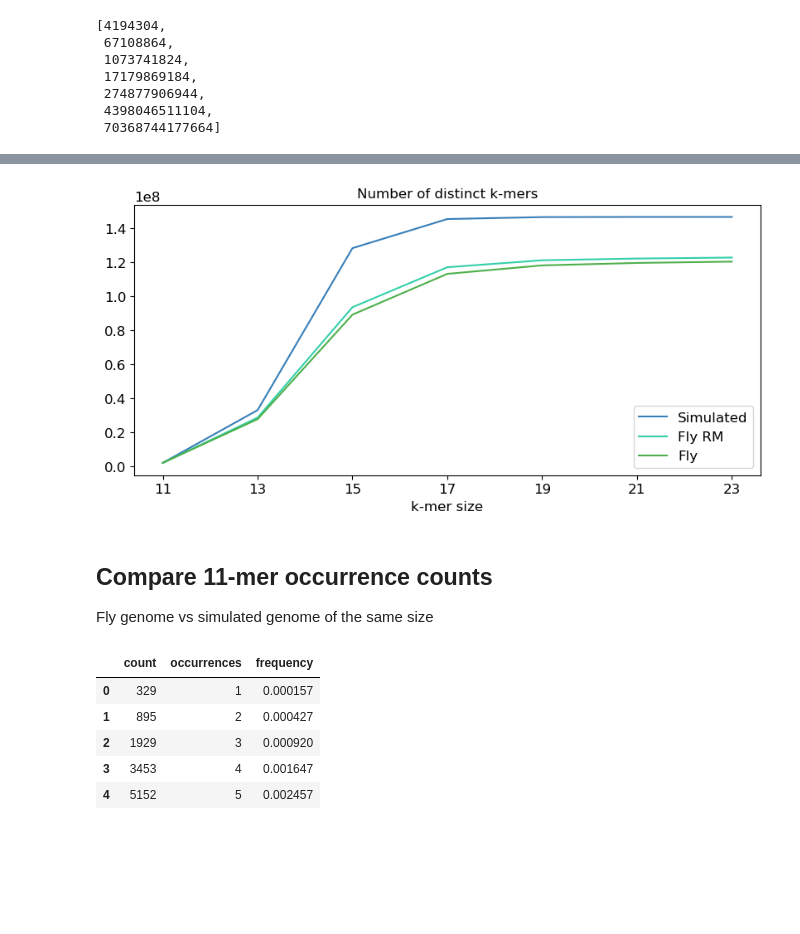
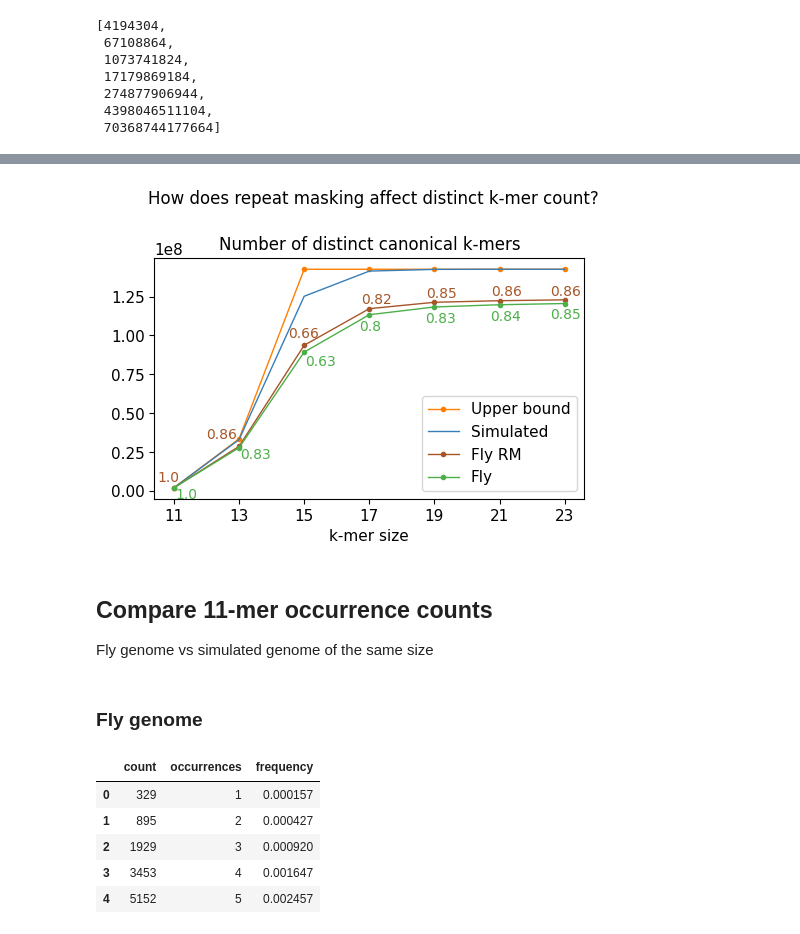
Before and after one commit to eaasna/DREAM-stellar-benchmark, a Jupyter notebook: work-python/kmer-spectra/kmer occurrence counts.ipynb, the cells around one changed output, grey strips where cells are left out. Drawn from its saved outputs; the diff is of its cells as text; code cells hidden in the pictures; blank space fills up the shorter version.

```diff
--- a/work-python/kmer-spectra/kmer occurrence counts.ipynb
+++ b/work-python/kmer-spectra/kmer occurrence counts.ipynb
@@ -15,10 +17,11 @@ c_darkpurple = CB_color_cycle[3]
 # %%
-SMALL_SIZE = 12
-MEDIUM_SIZE = 14
-BIGGER_SIZE = 16
+XSMALL_SIZE = 10
+SMALL_SIZE = 11
+MEDIUM_SIZE = 12
+BIGGER_SIZE = 14
 
 plt.rc('font', size=MEDIUM_SIZE)          # controls default text sizes
-plt.rc('axes', titlesize=SMALL_SIZE)     # fontsize of the axes title
+plt.rc('axes', titlesize=MEDIUM_SIZE)     # fontsize of the axes title
 plt.rc('axes', labelsize=SMALL_SIZE)    # fontsize of the x and y labels
 plt.rc('xtick', labelsize=SMALL_SIZE)    # fontsize of the tick labels
 plt.rc('ytick', labelsize=SMALL_SIZE)    # fontsize of the tick labels
@@ -72,0 +76,10 @@ simulated.head()
+# %%
+upper_bound = simulated.copy()
+L = 142522964
+
+max_count = []
+for index, row in upper_bound.iterrows():
+    max_count.append(min([round(4**row['kmer-size']/2), L - row["kmer-size"] + 1]))
+
+upper_bound["max-count"] = max_count
+upper_bound
@@ -73,24 +95,55 @@ simulated.head()
 # %%
 def plot_distinct(ax):
-    ax.plot(simulated["kmer-size"], simulated["distinct-kmer-count"], label = "Simulated", color = c_darkblue)
-    ax.plot(fly_masked["kmer-size"], fly_masked["distinct-kmer-count"], label = "Fly RM", color = "#34cfaa")
-    ax.plot(fly["kmer-size"], fly["distinct-kmer-count"], label = "Fly", color = c_darkgreen)
+    ax.plot(upper_bound["kmer-size"], upper_bound["max-count"], linewidth = 1, label = "Upper bound", color = c_darkred, marker = ".")
+    ax.plot(simulated["kmer-size"], simulated["distinct-kmer-count"], linewidth = 1, label = "Simulated", color = c_darkblue)
+    ax.plot(fly_masked["kmer-size"], fly_masked["distinct-kmer-count"], linewidth = 1, label = "Fly RM", color = c_darkpurple, marker = ".")
+    ax.plot(fly["kmer-size"], fly["distinct-kmer-count"], linewidth = 1, label = "Fly", color = c_darkgreen, marker = ".")
+
+
+    text_color = c_darkgreen
+    inf_cont_labels = np.round(fly["distinct-kmer-count"] / upper_bound["max-count"], 2)
+    for x, y, text in zip(fly["kmer-size"], fly["distinct-kmer-count"], inf_cont_labels):
+        if x > 22:
+            ax.text(x-0.45, y-1e7, text, size = XSMALL_SIZE, color = text_color)
+        elif x > 16:
+            ax.text(x-0.3, y-1e7, text, size = XSMALL_SIZE, color = text_color)
+            #ax1.text(x-0.25, y+0.6e7, text, size = XSMALL_SIZE, color = c_darkpurple)
+        elif x > 14:
+            ax.text(x+0.04, y-0.9e7, text, size = XSMALL_SIZE, color = text_color)
+        else:
+            ax.text(x+0.04, y-0.7e7, text, size = XSMALL_SIZE, color = text_color)
+
+    text_color = c_darkpurple
+    inf_cont_labels = np.round(fly_masked["distinct-kmer-count"] / upper_bound["max-count"], 2)
+    for x, y, text in zip(fly_masked["kmer-size"], fly_masked["distinct-kmer-count"], inf_cont_labels):
+        if x > 22:
+            ax.text(x-0.45, y+0.3e7, text, size = XSMALL_SIZE, color = text_color)
+        elif x > 16:
+            ax.text(x-0.25, y+0.3e7, text, size = XSMALL_SIZE, color = text_color)
+        elif x > 14:
+            ax.text(x-0.5, y+0.5e7, text, size = XSMALL_SIZE, color = text_color)
+        elif x > 12:
+            ax.text(x-1, y+0.5e7, text, size = XSMALL_SIZE, color = text_color)
+        else:
+            ax.text(x-0.5, y+0.4e7, text, size = XSMALL_SIZE, color = text_color)
 
     ax.set_xticks(fly["kmer-size"])
     ax.set_xlabel("k-mer size")
     #ax.set_ylabel("Distinct k-mer count")
-    ax.set_title("Number of distinct k-mers")
+    ax.set_title("Number of distinct canonical k-mers")
     ax.legend(loc = "lower right")
 
-fig, ax1 = plt.subplots(1, layout='constrained')
-fig.set_figheight(4)
-fig.set_figwidth(8)
+fig, ax1 = plt.subplots(1)
+fig.set_figheight(3.8)
+fig.set_figwidth(5)
 
 plot_distinct(ax1)
 
-fig.savefig('distinct_kmer_count.png', dpi = 250)
+fig.suptitle("        How does repeat masking affect distinct k-mer count?")
+fig.tight_layout()
+fig.savefig('140Mb_distinct_RM.svg', dpi = 250)
 # %% [output]
-[figure, old version]
+[figure, new version]
 # %% [markdown]
 ## Compare 11-mer occurrence counts
 
@@ -103,6 +156,8 @@ def read_occ_table(path):
     if (abs(1 - np.sum(df["frequency"])) > 0.05):
         print("Incorrect frequency")
     return df
+# %% [markdown]
+### Fly genome
 # %%
 fly_occ = read_occ_table("fly.11mer.tsv")
 fly_occ.head()
```
Also changed, not shown: parts of 25 cells of this notebook, 4 other files.
